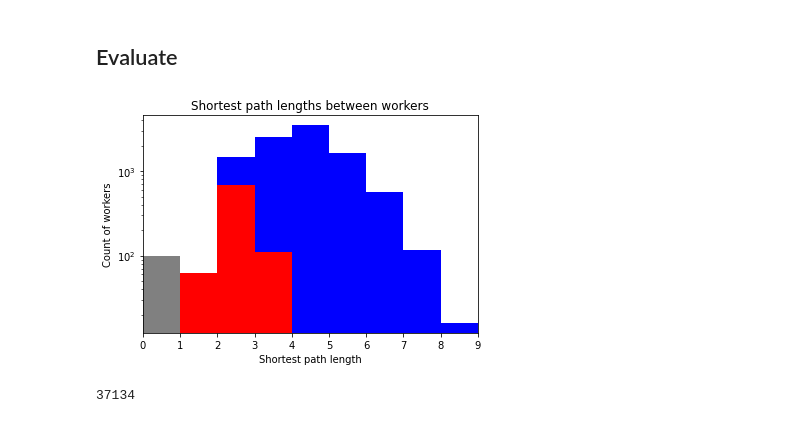
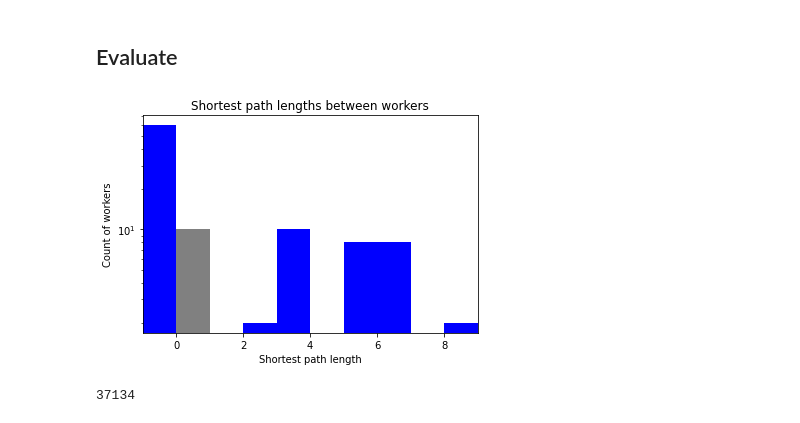
Before and after one commit to mbettinger/collusion-resistant-worker-set-selection, a Jupyter notebook: notebooks/graph_tests.ipynb, the cells around one changed output. Drawn from its saved outputs; the diff is of its cells as text; code cells hidden in the pictures.

```diff
--- a/notebooks/graph_tests.ipynb
+++ b/notebooks/graph_tests.ipynb
@@ -15,5 +15,5 @@ fbGraph=gt.load_graph_from_csv(csvGraphFilePath)
 # %%
 import igraph as ig
 # %%
-F=ig.Graph.Read("../graphs/formatted/facebook_combined.csv",format="ncol").as_undirected()
+F=ig.Graph.Read("../graphs/formatted/0.edges",format="ncol").as_undirected()
 # %%
@@ -79,24 +74,25 @@ gt.graph_draw(G, vertex_fill_color=G.vertex_properties["color"],vertex_shape=G.v
 # %%
 import numpy as np
 from matplotlib import pyplot as plt
-
+import math
 data=list(graphDistances(F,workerIds))
+data=[[d if d!=math.inf else -1 for d in l] for l in data]
 maxDist=max([max(l,default=0) for l in data],default=0)
 colors=["grey","red","blue"]
 labels=["self","same community","other community"]
 # fixed bin size
-bins = np.arange(0, 100, 1) # fixed bin size
+bins = np.arange(-1, 100, 1) # fixed bin size
 
-plt.xlim([0, maxDist+1])
+plt.xlim([-1, maxDist+1])
 plt.yscale("log")
 plt.hist(data, bins=bins, color=colors, label=labels, stacked=True)
 plt.title('Shortest path lengths between workers')
 plt.xlabel('Shortest path length')
 plt.ylabel('Count of workers')
 
 plt.show()
 # %% [output]
-[figure, old version]
+[figure, new version]
 # %%
 #the greater the value, the better
 print(sum([sum(l) for l in data]))
```
Also changed, not shown: parts of 4 cells of this notebook, 6 other files.
